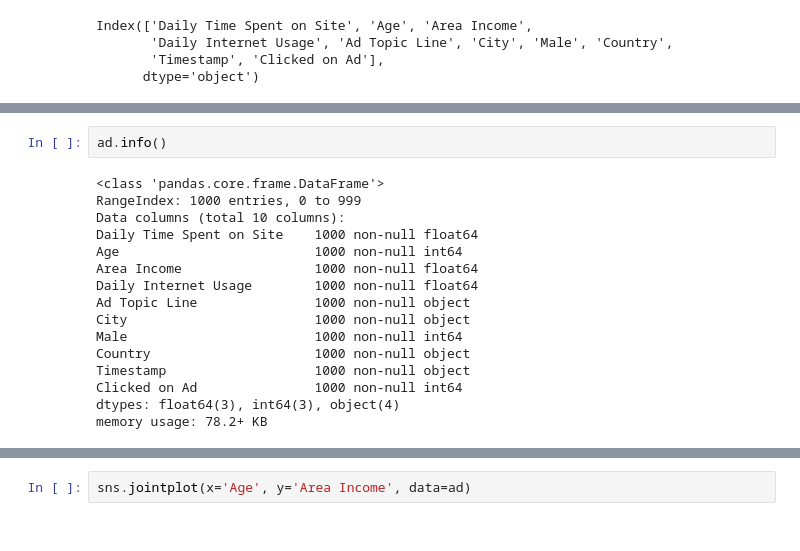
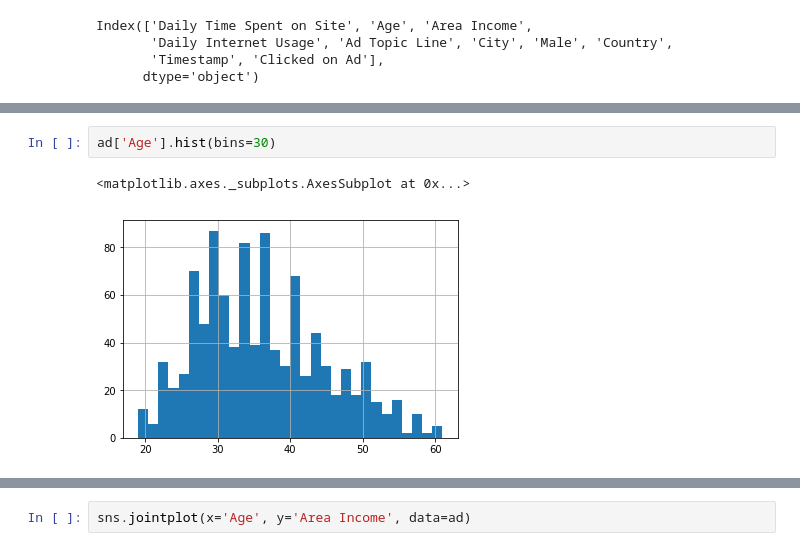
Before and after one commit to earter/Python-class, a Jupyter notebook: exercises6_part2.ipynb, the cells around one changed output, grey strips where cells are left out. Cells and saved outputs as stored; diff of their text form.

```diff
--- a/exercises6_part2.ipynb
+++ b/exercises6_part2.ipynb
@@ -33,22 +51,9 @@ ad.describe()
 | 50% | 68.215000 | 35.000000 | 57012.300000 | 183.130000 | 0.000000 | 0.50000 |
 | 75% | 78.547500 | 42.000000 | 65470.635000 | 218.792500 | 1.000000 | 1.00000 |
 | max | 91.430000 | 61.000000 | 79484.800000 | 269.960000 | 1.000000 | 1.00000 |
-# %%
-ad.info()
-# %% [output]
-<class 'pandas.core.frame.DataFrame'>
-RangeIndex: 1000 entries, 0 to 999
-Data columns (total 10 columns):
-Daily Time Spent on Site    1000 non-null float64
-Age                         1000 non-null int64
-Area Income                 1000 non-null float64
-Daily Internet Usage        1000 non-null float64
-Ad Topic Line               1000 non-null object
-City                        1000 non-null object
-Male                        1000 non-null int64
-Country                     1000 non-null object
-Timestamp                   1000 non-null object
-Clicked on Ad               1000 non-null int64
-dtypes: float64(3), int64(3), object(4)
-memory usage: 78.2+ KB
+# %%
+ad['Age'].hist(bins=30)
+# %% [output]
+<matplotlib.axes._subplots.AxesSubplot at 0x...>
+[figure, added]
 # %%
```
Also changed, not shown: parts of 5 cells of this notebook.
